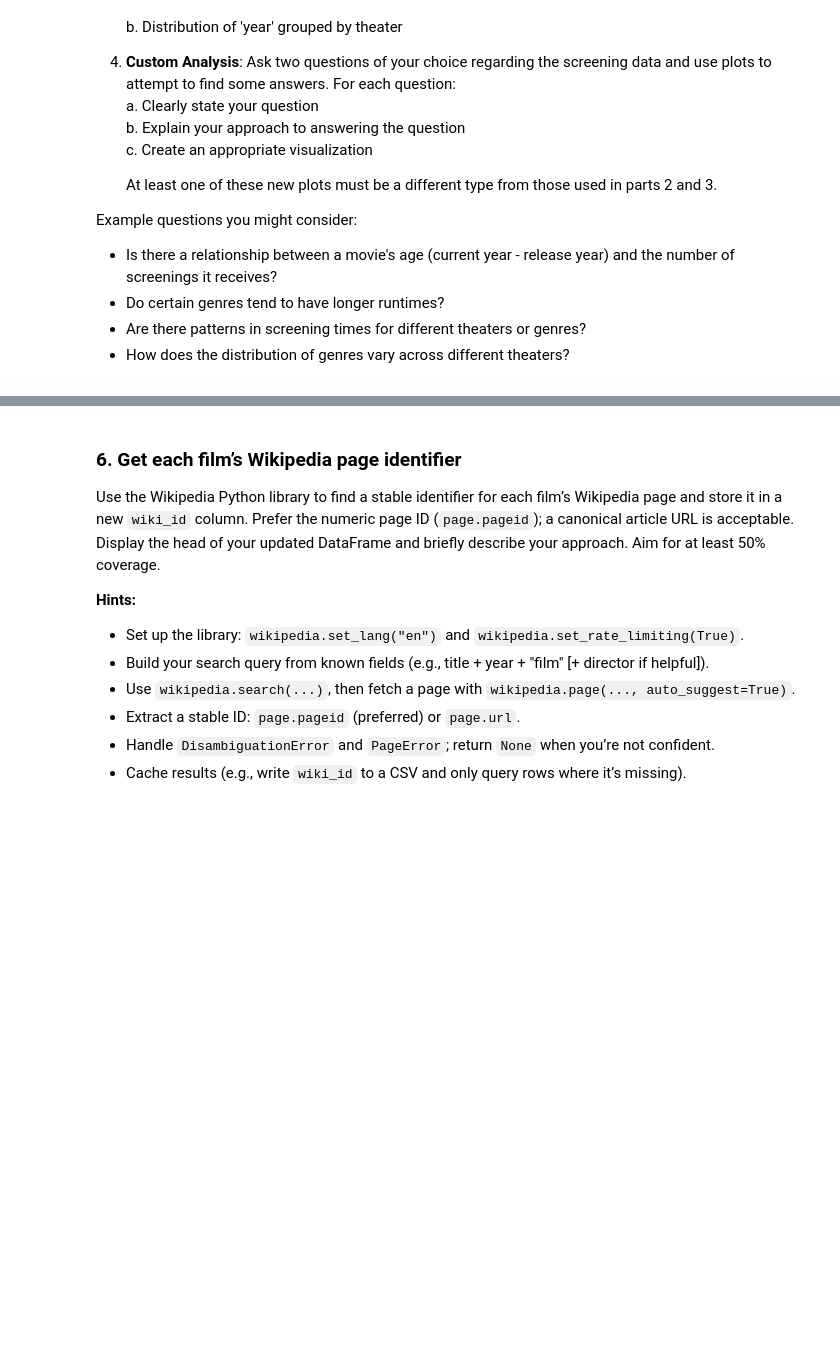
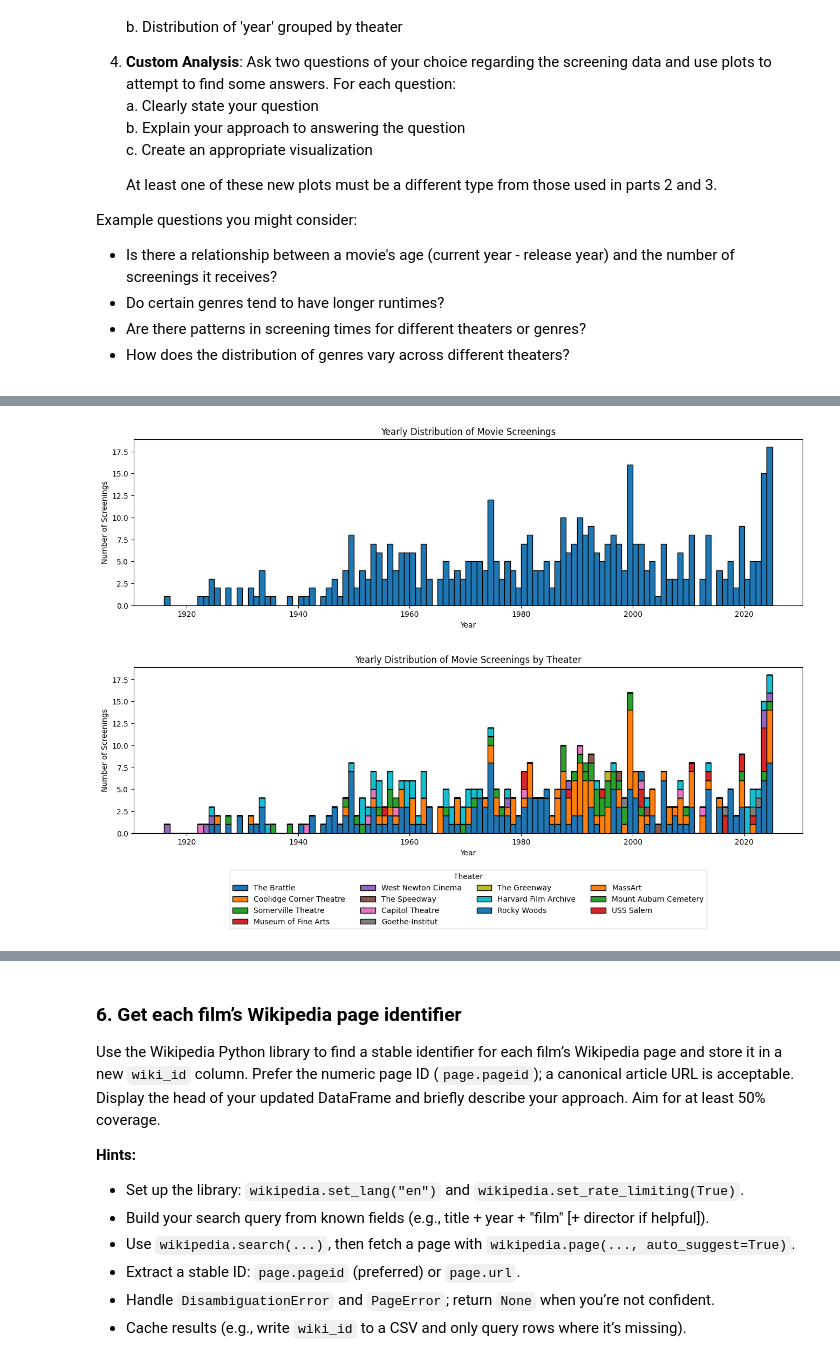
Before and after one commit to chlovec/hues_programs, a Jupyter notebook: cscie_1090a/cs1090a_hw1/cs1090a_hw1.ipynb, the cells around one changed output, grey strips where cells are left out. Saved outputs shown, nothing was run; the diff lists cells and outputs as text; code cells hidden in the pictures; blank space fills up the shorter version.

```diff
--- a/cscie_1090a/cs1090a_hw1/cs1090a_hw1.ipynb
+++ b/cscie_1090a/cs1090a_hw1/cs1090a_hw1.ipynb
@@ -403,3 +407,14 @@ Your result should look something like:
 - You may need to to do some string parsing on 'runtime' before coverting it to a `timedelta`
 - Pandas now supports [PyArrow](https://arrow.apache.org/docs/python/index.html) as a backend alternative to Numpy. This gives access to new datatypes including native strings (as opposed to the catch-all 'object'), ints that support NaN values, and others. Using these datatypes can often speed up computations so you may choose to experiment with converting some or all of your columns to these new datatypes. You can read more [here](https://pandas.pydata.org/docs/user_guide/pyarrow.html).
 </div>
+# %%
+# Create movies dataframe
+df = pd.DataFrame(movies)
+
+# Drop duplicate movie screening
+df = df.drop_duplicates()
+
+# Aggregate NaN's per column
+nan_count = df.isna().sum()
+print("Number of NaNs per Column:")
+nan_count
@@ -460,4 +566,26 @@ Example questions you might consider:
 # %%
-# 3. Year distribution & distribution of year by theater
-# your code here
-...
+plt.figure(figsize=(16,4))
+plt.hist(df['year'], bins=range(df['year'].min(), df['year'].max()+1, 1), edgecolor='black')
+plt.xlabel("Year")
+plt.ylabel("Number of Screenings")
+plt.title("Yearly Distribution of Movie Screenings")
+plt.show()
+
+theaters = df['theater'].unique()
+plt.figure(figsize=(16,4))
+plt.hist(
+    [df[df['theater'] == t]['year'] for t in theaters],
+    bins=range(df['year'].min(), df['year'].max()+1),
+    stacked=True,
+    label=theaters,
+    edgecolor='black'
+)
+
+plt.xlabel("Year")
+plt.ylabel("Number of Screenings")
+plt.title("Yearly Distribution of Movie Screenings by Theater")
+plt.legend(title="Theater", ncol=4, loc='upper center', bbox_to_anchor=(0.5, -0.2))
+plt.show()
+# %% [output]
+[figure, added]
+[figure, added]
```
Also changed, not shown: parts of 20 cells of this notebook, 32 other files.
